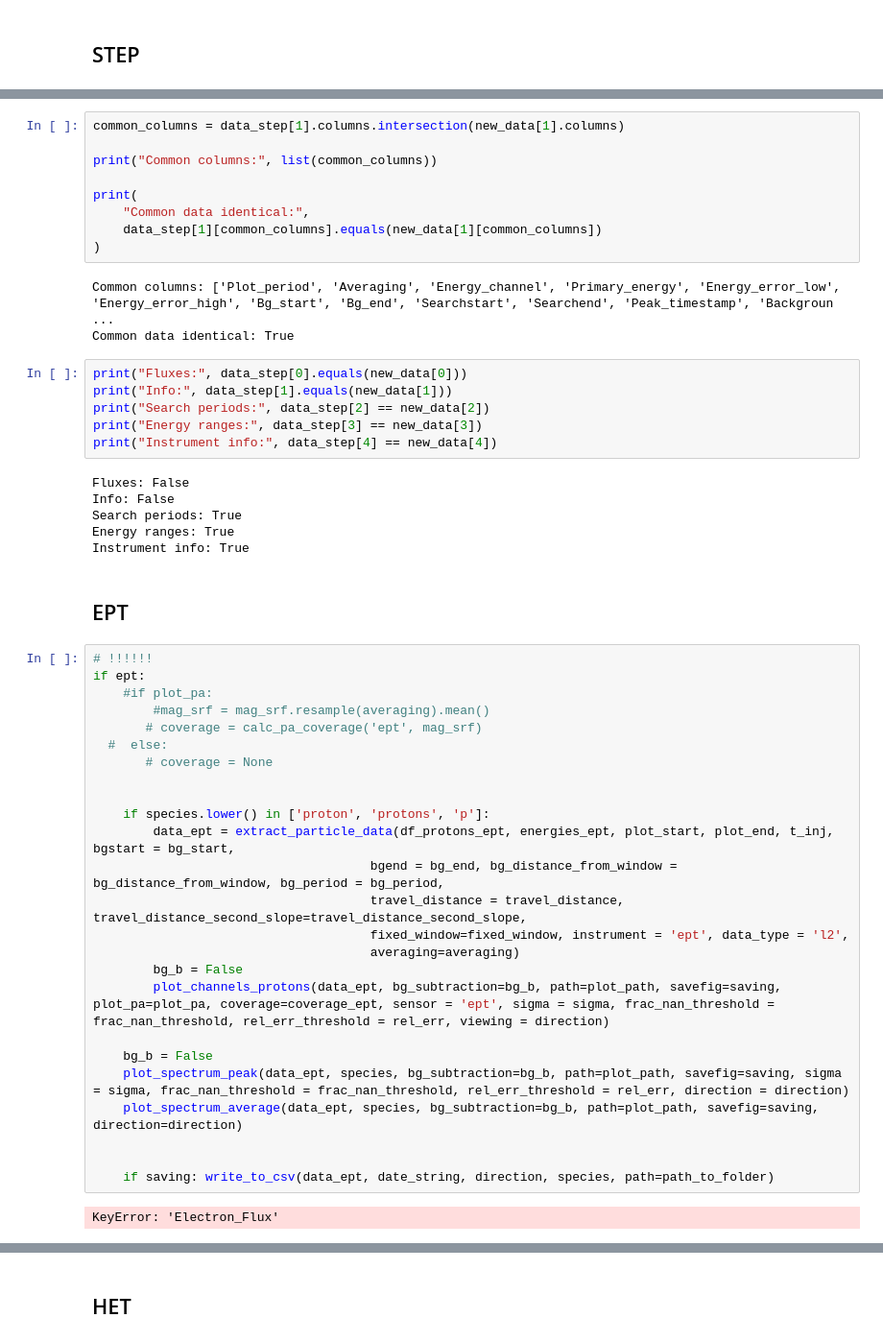
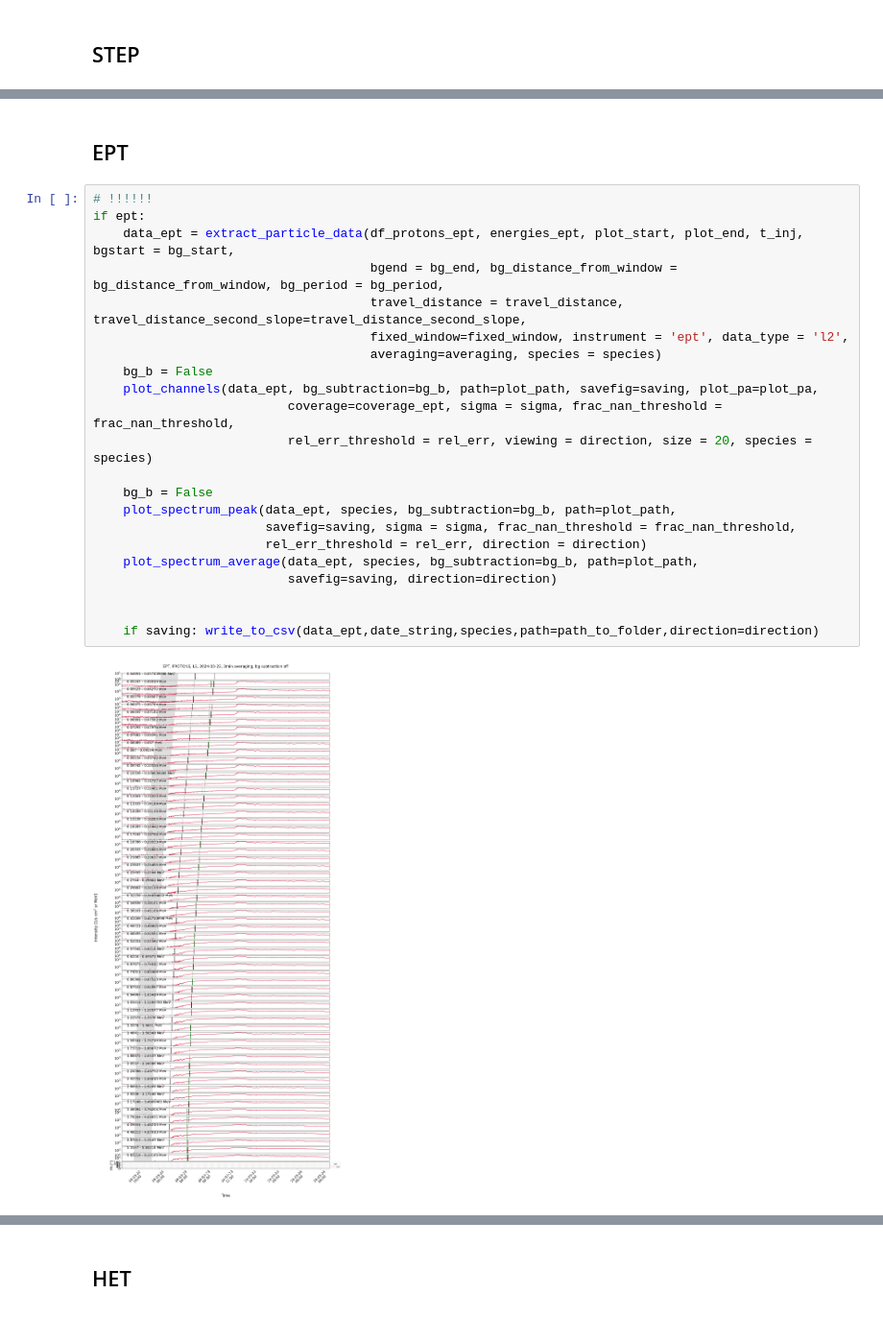
Before and after one commit to AnnamariaFedeli/SolOEPD-Plot-n-Fit-SEE, a Jupyter notebook: Plot-n-Fit-SEP-EnergySpectra-Protons.ipynb, the cells around one changed output, grey strips where cells are left out. Shown at 96% size. Cells and saved outputs as stored; diff of their text form.

```diff
--- a/Plot-n-Fit-SEP-EnergySpectra-Protons.ipynb
+++ b/Plot-n-Fit-SEP-EnergySpectra-Protons.ipynb
@@ -365,53 +270,26 @@ True
-# %%
-common_columns = data_step[1].columns.intersection(new_data[1].columns)
-
-print("Common columns:", list(common_columns))
-
-print(
-    "Common data identical:",
-    data_step[1][common_columns].equals(new_data[1][common_columns])
-)
-# %% [output]
-Common columns: ['Plot_period', 'Averaging', 'Energy_channel', 'Primary_energy', 'Energy_error_low', 'Energy_error_high', 'Bg_start', 'Bg_end', 'Searchstart', 'Searchend', 'Peak_timestamp', 'Backgroun ...
-Common data identical: True
-# %%
-print("Fluxes:", data_step[0].equals(new_data[0]))
-print("Info:", data_step[1].equals(new_data[1]))
-print("Search periods:", data_step[2] == new_data[2])
-print("Energy ranges:", data_step[3] == new_data[3])
-print("Instrument info:", data_step[4] == new_data[4])
-# %% [output]
-Fluxes: False
-Info: False
-Search periods: True
-Energy ranges: True
-Instrument info: True
 # %% [markdown]
 ## EPT
 # %%
 # !!!!!!
 if ept:
-    #if plot_pa:
-        #mag_srf = mag_srf.resample(averaging).mean()
-       # coverage = calc_pa_coverage('ept', mag_srf)
-  #  else:
-       # coverage = None
-
-
-    if species.lower() in ['proton', 'protons', 'p']:
-        data_ept = extract_particle_data(df_protons_ept, energies_ept, plot_start, plot_end, t_inj, bgstart = bg_start,
+    data_ept = extract_particle_data(df_protons_ept, energies_ept, plot_start, plot_end, t_inj, bgstart = bg_start,
                                      bgend = bg_end, bg_distance_from_window = bg_distance_from_window, bg_period = bg_period,
                                      travel_distance = travel_distance, travel_distance_second_slope=travel_distance_second_slope,
                                      fixed_window=fixed_window, instrument = 'ept', data_type = 'l2',
-                                     averaging=averaging)
-        bg_b = False
-        plot_channels_protons(data_ept, bg_subtraction=bg_b, path=plot_path, savefig=saving, plot_pa=plot_pa, coverage=coverage_ept, sensor = 'ept', sigma = sigma, frac_nan_threshold = frac_nan_threshold, rel_err_threshold = rel_err, viewing = direction)
+                                     averaging=averaging, species = species)
+    bg_b = False
+    plot_channels(data_ept, bg_subtraction=bg_b, path=plot_path, savefig=saving, plot_pa=plot_pa,
+                          coverage=coverage_ept, sigma = sigma, frac_nan_threshold = frac_nan_threshold,
+                          rel_err_threshold = rel_err, viewing = direction, size = 20, species = species)
 
     bg_b = False
-    plot_spectrum_peak(data_ept, species, bg_subtraction=bg_b, path=plot_path, savefig=saving, sigma = sigma, frac_nan_threshold = frac_nan_threshold, rel_err_threshold = rel_err, direction = direction)
-    plot_spectrum_average(data_ept, species, bg_subtraction=bg_b, path=plot_path, savefig=saving, direction=direction)
+    plot_spectrum_peak(data_ept, species, bg_subtraction=bg_b, path=plot_path,
+                       savefig=saving, sigma = sigma, frac_nan_threshold = frac_nan_threshold,
+                       rel_err_threshold = rel_err, direction = direction)
+    plot_spectrum_average(data_ept, species, bg_subtraction=bg_b, path=plot_path,
+                          savefig=saving, direction=direction)
 
 
-    if saving: write_to_csv(data_ept, date_string, direction, species, path=path_to_folder)
+    if saving: write_to_csv(data_ept,date_string,species,path=path_to_folder,direction=direction)
 # %% [output]
-KeyError: 'Electron_Flux'
+[figure, added]
```
Also changed, not shown: parts of 13 cells of this notebook, 1 other file.
